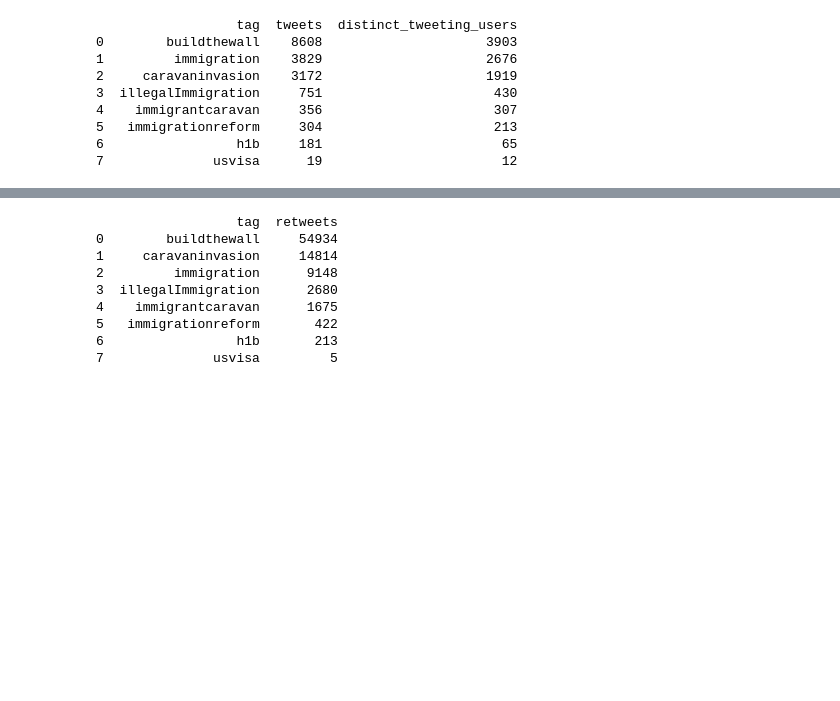
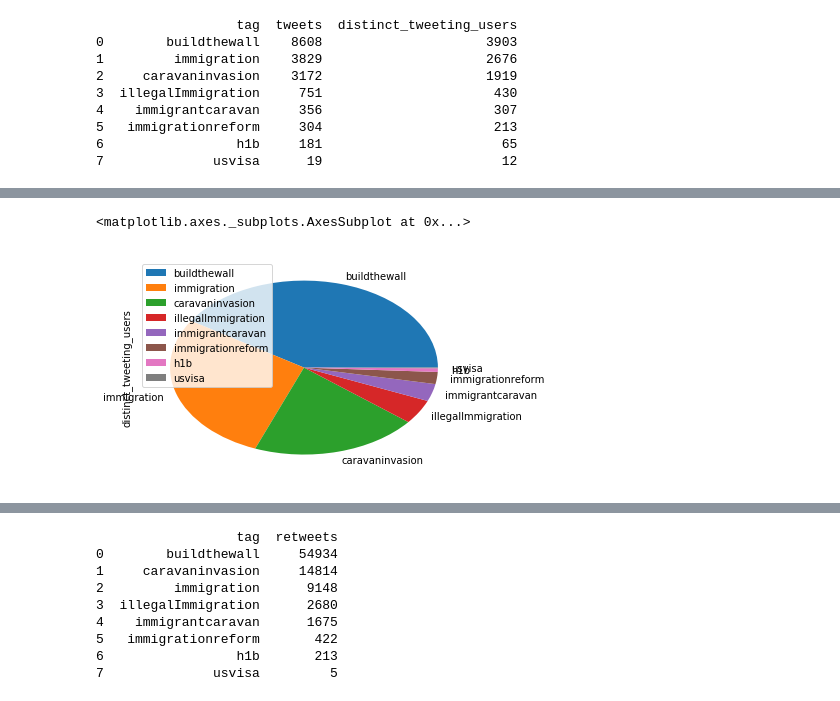
Before and after one commit to annaaniol/DataExploration, a Jupyter notebook: analyse.ipynb, the cells around one changed output, grey strips where cells are left out. Drawn from its saved outputs; the diff is of its cells as text; code cells hidden in the pictures; blank space fills up the shorter version.

```diff
--- a/analyse.ipynb
+++ b/analyse.ipynb
@@ -34,0 +42,5 @@ print(resTweets)
+# %%
+resTweets[["tag", "distinct_tweeting_users"]].set_index('tag').plot.pie('distinct_tweeting_users')
+# %% [output]
+<matplotlib.axes._subplots.AxesSubplot at 0x...>
+[figure, added]
```
Also changed, not shown: parts of 6 cells of this notebook.
